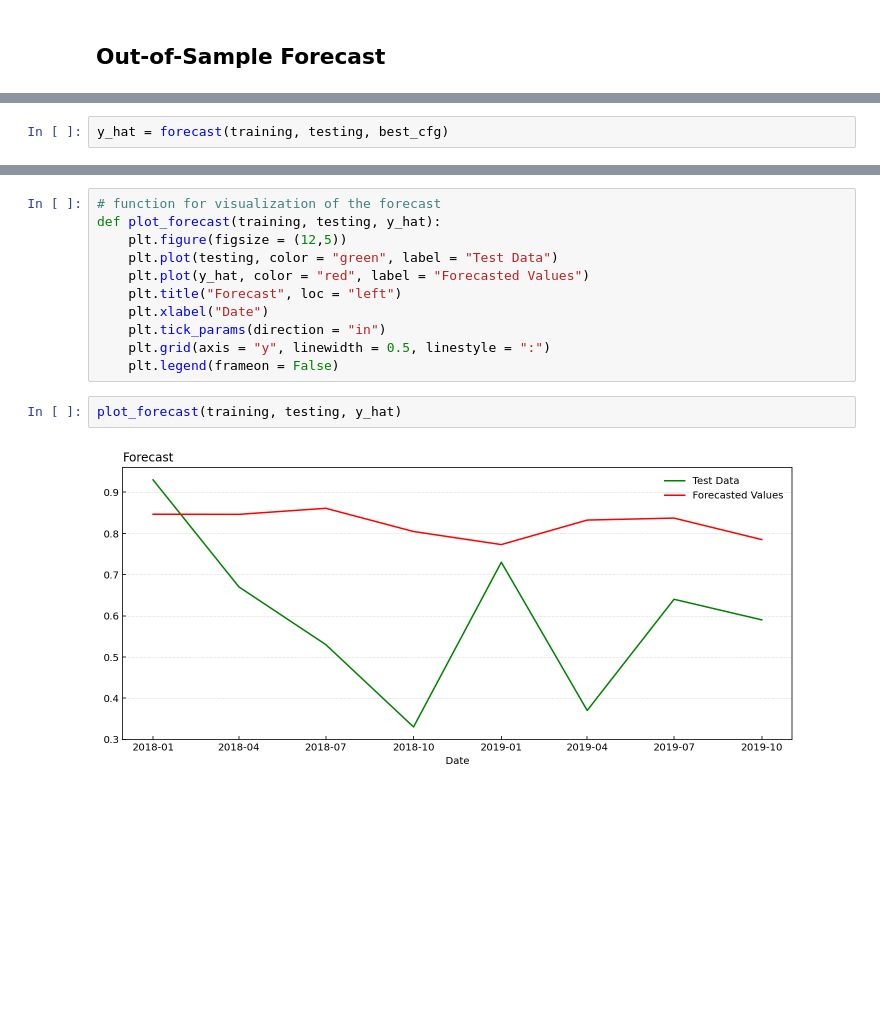
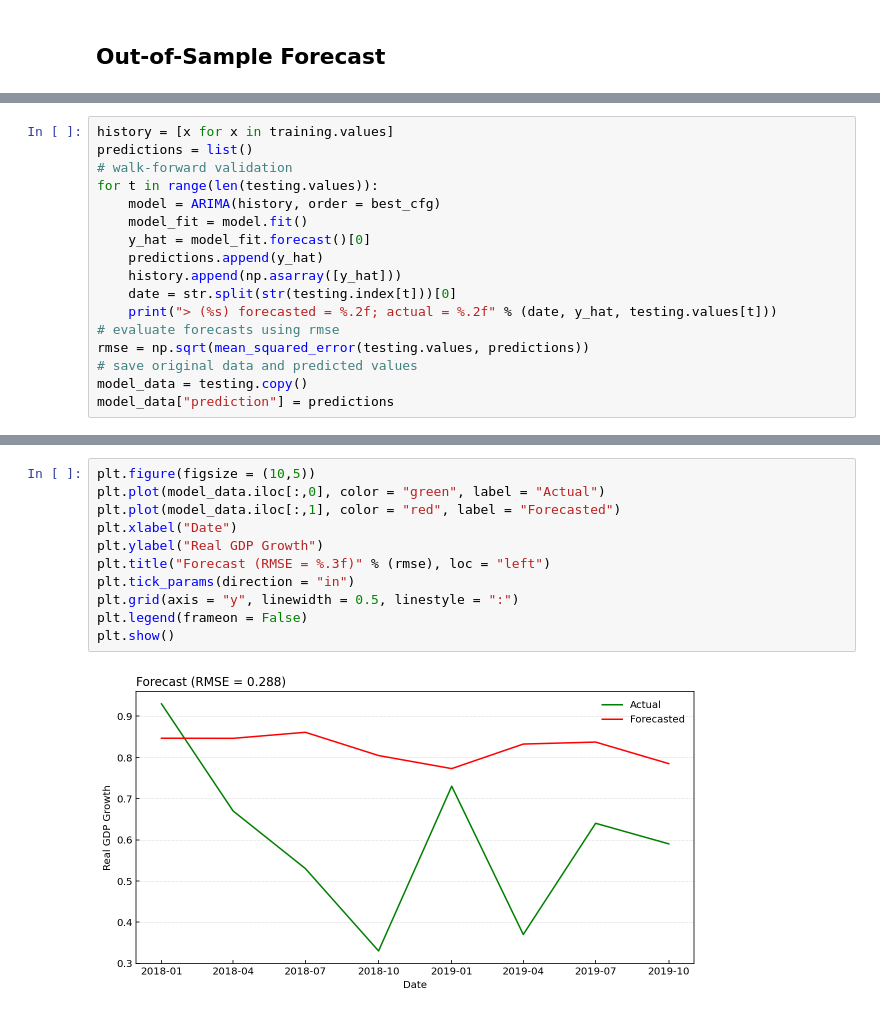
Before and after one commit to LeonHackl/TimeSeries-Forecasting, a Jupyter notebook: ARIMA-Python.ipynb, the cells around one changed output, grey strips where cells are left out. Saved outputs shown, nothing was run; the diff lists cells and outputs as text; blank space fills up the shorter version.

Commit message:
improved out-of-sample forecast

```diff
--- a/ARIMA-Python.ipynb
+++ b/ARIMA-Python.ipynb
@@ -367,2 +358,17 @@ def forecast(training, testing, order):
-# %%
-y_hat = forecast(training, testing, best_cfg)
+# %%
+history = [x for x in training.values]
+predictions = list()
+# walk-forward validation
+for t in range(len(testing.values)):
+    model = ARIMA(history, order = best_cfg)
+    model_fit = model.fit()
+    y_hat = model_fit.forecast()[0]
+    predictions.append(y_hat)
+    history.append(np.asarray([y_hat]))
+    date = str.split(str(testing.index[t]))[0]
+    print("> (%s) forecasted = %.2f; actual = %.2f" % (date, y_hat, testing.values[t]))
+# evaluate forecasts using rmse
+rmse = np.sqrt(mean_squared_error(testing.values, predictions))
+# save original data and predicted values
+model_data = testing.copy()
+model_data["prediction"] = predictions
@@ -369,15 +384,13 @@ y_hat = forecast(training, testing, best_cfg)
 # %%
-# function for visualization of the forecast
-def plot_forecast(training, testing, y_hat):
-    plt.figure(figsize = (12,5))
-    plt.plot(testing, color = "green", label = "Test Data")
-    plt.plot(y_hat, color = "red", label = "Forecasted Values")
-    plt.title("Forecast", loc = "left")
-    plt.xlabel("Date")
-    plt.tick_params(direction = "in")
-    plt.grid(axis = "y", linewidth = 0.5, linestyle = ":")
-    plt.legend(frameon = False)
+plt.figure(figsize = (10,5))
+plt.plot(model_data.iloc[:,0], color = "green", label = "Actual")
+plt.plot(model_data.iloc[:,1], color = "red", label = "Forecasted")
+plt.xlabel("Date")
+plt.ylabel("Real GDP Growth")
+plt.title("Forecast (RMSE = %.3f)" % (rmse), loc = "left")
+plt.tick_params(direction = "in")
+plt.grid(axis = "y", linewidth = 0.5, linestyle = ":")
+plt.legend(frameon = False)
+plt.show()
+# %% [output]
+[figure, added]
-# %%
-plot_forecast(training, testing, y_hat)
-# %% [output]
-[figure, removed]
```
Also changed, not shown: parts of 14 cells of this notebook.
